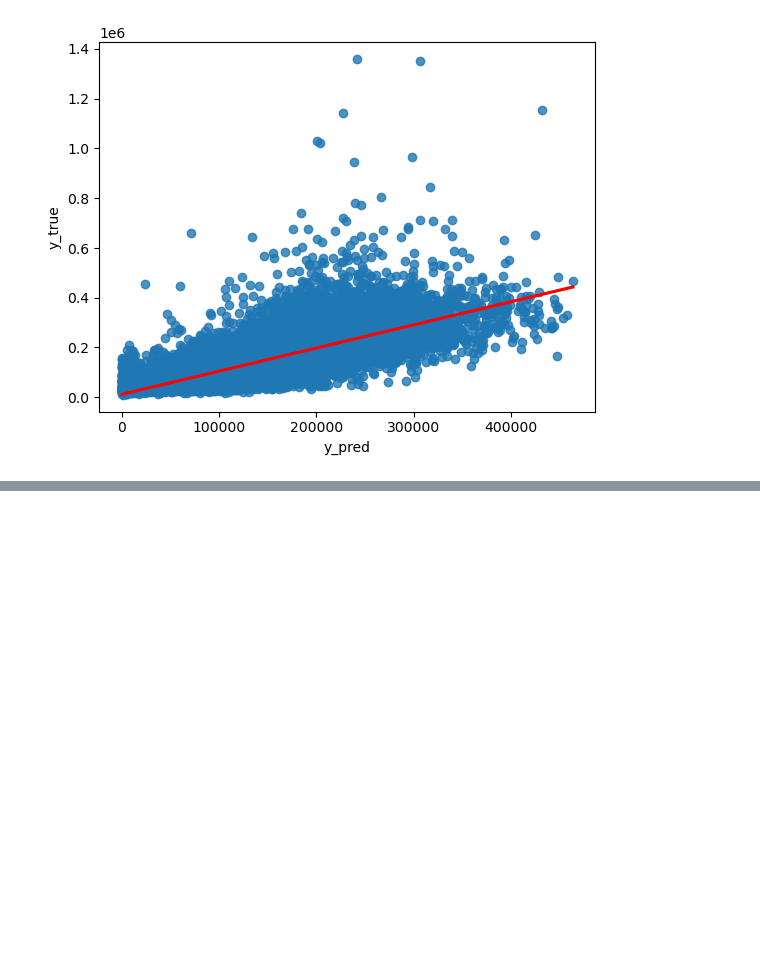
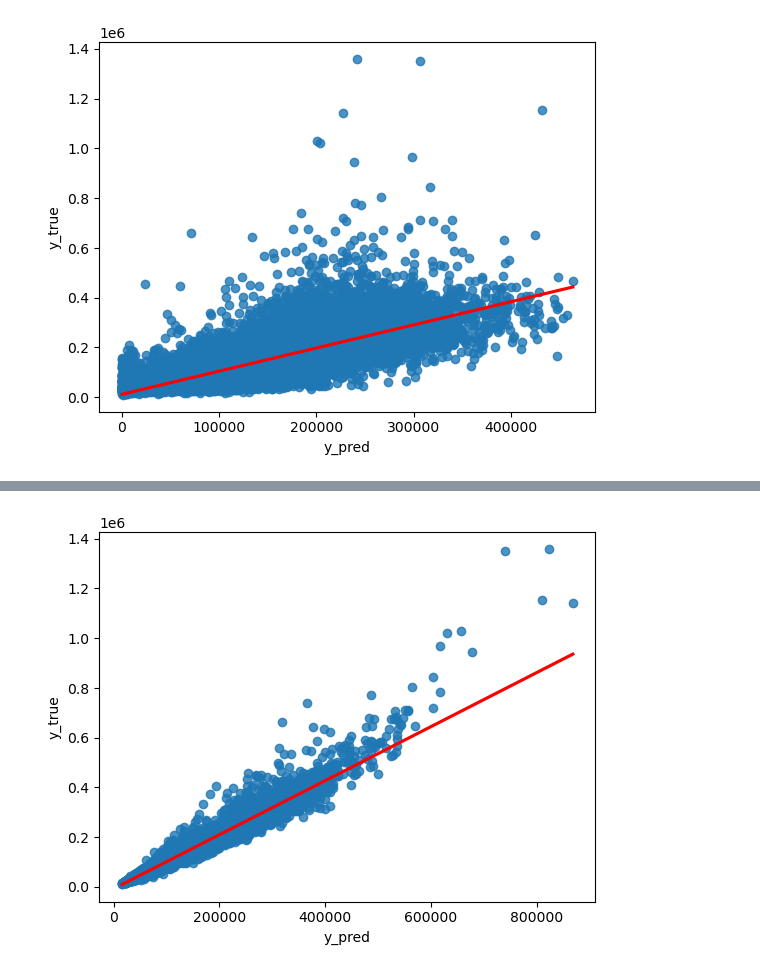
Before and after one commit to renatoinomata/indicium-data-science, a Jupyter notebook: machine_learning.ipynb, the cells around one changed output, grey strips where cells are left out. Cells and saved outputs as stored; diff of their text form; code cells hidden in the pictures; blank space fills up the shorter version.

```diff
--- a/machine_learning.ipynb
+++ b/machine_learning.ipynb
@@ -554,0 +606,7 @@ Média (RMSE): -58925.71
+# %%
+sns.regplot(x=10 ** y_pred10, y=10 ** y, line_kws={'color': 'red'})
+plt.xlabel('y_pred')
+plt.ylabel('y_true')
+plt.show()
+# %% [output]
+[figure, added]
```
Also changed, not shown: parts of 1 cell of this notebook.
